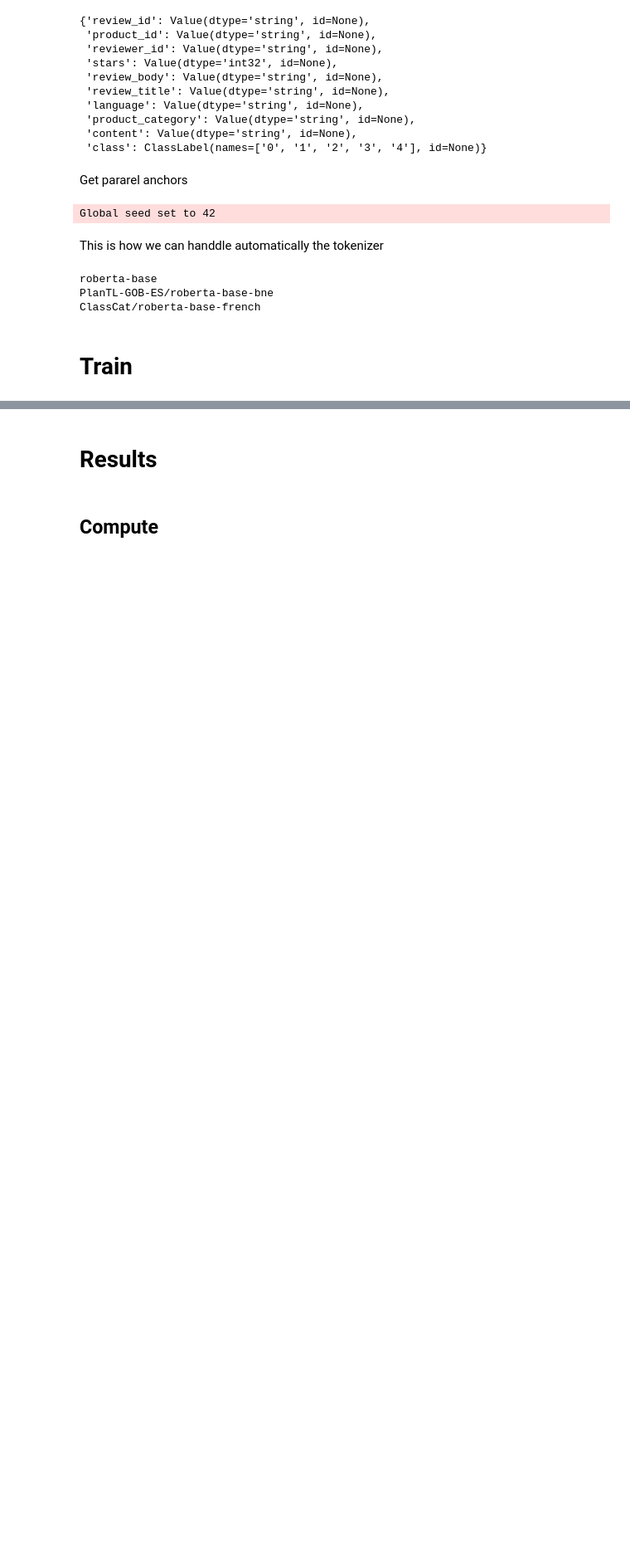
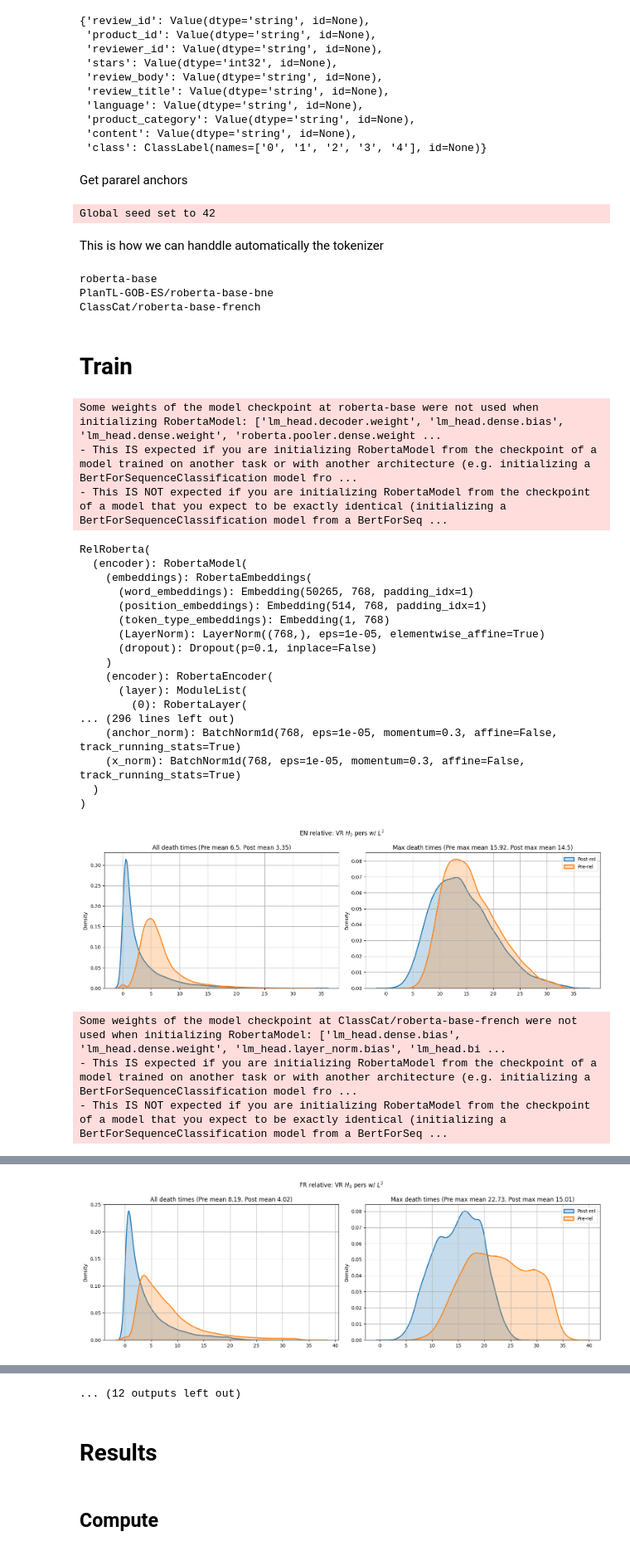
Before and after one commit to AGarciaCast/Topo_Reg_Relative_Rep, a Jupyter notebook: vanilla_multilingual_stitching.ipynb, the cells around one changed output, grey strips where cells are left out. Shown at 83% size. Saved outputs shown, nothing was run; the diff lists cells and outputs as text; code cells hidden in the pictures; blank space fills up the shorter version.

```diff
--- a/vanilla_multilingual_stitching.ipynb
+++ b/vanilla_multilingual_stitching.ipynb
@@ -572,11 +572,11 @@ def train_network(lang, mode="relative", seed=24, fine_tune=False, test=False):
 #train_network("fr", mode="absolute", seed=1, fine_tune=False, test=True)
 # %%
 SEEDS = [0, 1]
-run = False
+run = True
 
 if run:
     for seed in tqdm(SEEDS, leave=False, desc="seed"):
-        for embedding_type in tqdm(["relative"], leave=False, desc="embedding_type"):
+        for embedding_type in tqdm(["relative", "absolute"], leave=False, desc="embedding_type"):
             for mode in ["full"]:
                 for train_lang in tqdm(["en", "fr"], leave=False, desc="lang"):
                     model = LitRelRoberta.load_from_checkpoint(
@@ -584,31 +584,60 @@ if run:
                                   f"{'fine_grained' if fine_grained else 'coarse_grained'}/{mode}_linear_{train_lang}_{embedding_type}_seed{seed}" /
                                   "lightning_logs/version_0/checkpoints/best.ckpt",
                                    linear=linear)
 
                     model = model.net
+                    print(model)
+
                     is_rel = embedding_type=="relative"
+                    """
                     if is_rel:
                         model.anchor_dataloader = anchors_lang2dataloader[train_lang]
 
 
                     res = test_model(model, test_lang2dataloader[train_lang][0])
                     with open("res.txt", "a") as f:
                         f.write(f"-------------###-------------\n")
 
                         f.write(f"precision {res[0]}\n")
                         f.write(f"recall {res[1]}\n")
                         f.write(f"acc {res[2]}\n")
                         f.write(f"fscore {res[3]}\n")
                         f.write(f"mae {res[4]}\n")
 
 
                     print("precision", res[0])
                     print("recall", res[1])
                     print("acc", res[2])
                     print("fscore", res[3])
                     print("mae", res[4])
+                    """
                     topo_model(model, device, test_lang2dataloader[train_lang][1],
                      FIG_PATH / "rel_vanilla"/
-                     f"{'fine_grained' if fine_grained else 'coarse_grained'}/best_topo_dist_{train_lang}_{embedding_type}_seed{seed}.png",
+                     f"{'fine_grained' if fine_grained else 'coarse_grained'}/best_{mode}_topo_dist_linear_clean_{train_lang}_{embedding_type}_seed{seed}.png",
                      title=f"{train_lang.upper()} {embedding_type}: VR " + r"$H_0$" + " pers w/ " + r"$L^2$",
                      pers="L_2", plot_topo=True, relative=is_rel);
+# %% [output]
+Some weights of the model checkpoint at roberta-base were not used when initializing RobertaModel: ['lm_head.decoder.weight', 'lm_head.dense.bias', 'lm_head.dense.weight', 'roberta.pooler.dense.weight ...
+- This IS expected if you are initializing RobertaModel from the checkpoint of a model trained on another task or with another architecture (e.g. initializing a BertForSequenceClassification model fro ...
+- This IS NOT expected if you are initializing RobertaModel from the checkpoint of a model that you expect to be exactly identical (initializing a BertForSequenceClassification model from a BertForSeq ...
+RelRoberta(
+  (encoder): RobertaModel(
+    (embeddings): RobertaEmbeddings(
+      (word_embeddings): Embedding(50265, 768, padding_idx=1)
+      (position_embeddings): Embedding(514, 768, padding_idx=1)
+      (token_type_embeddings): Embedding(1, 768)
+      (LayerNorm): LayerNorm((768,), eps=1e-05, elementwise_affine=True)
+      (dropout): Dropout(p=0.1, inplace=False)
+    )
+    (encoder): RobertaEncoder(
+      (layer): ModuleList(
+        (0): RobertaLayer(
+... (296 lines left out)
+    (anchor_norm): BatchNorm1d(768, eps=1e-05, momentum=0.3, affine=False, track_running_stats=True)
+    (x_norm): BatchNorm1d(768, eps=1e-05, momentum=0.3, affine=False, track_running_stats=True)
+  )
+)
+[figure, added]
+Some weights of the model checkpoint at ClassCat/roberta-base-french were not used when initializing RobertaModel: ['lm_head.dense.bias', 'lm_head.dense.weight', 'lm_head.layer_norm.bias', 'lm_head.bi ...
+- This IS expected if you are initializing RobertaModel from the checkpoint of a model trained on another task or with another architecture (e.g. initializing a BertForSequenceClassification model fro ...
+- This IS NOT expected if you are initializing RobertaModel from the checkpoint of a model that you expect to be exactly identical (initializing a BertForSequenceClassification model from a BertForSeq ...
@@ -614,0 +661 @@ if run:
+[figure, added]
@@ -615,3 +704,4 @@ if run:
+... (12 outputs left out)
 # %%
 SEEDS = [1]
 TRAIN = False
```
Also changed, not shown: parts of 2 cells of this notebook, 19 other files.
